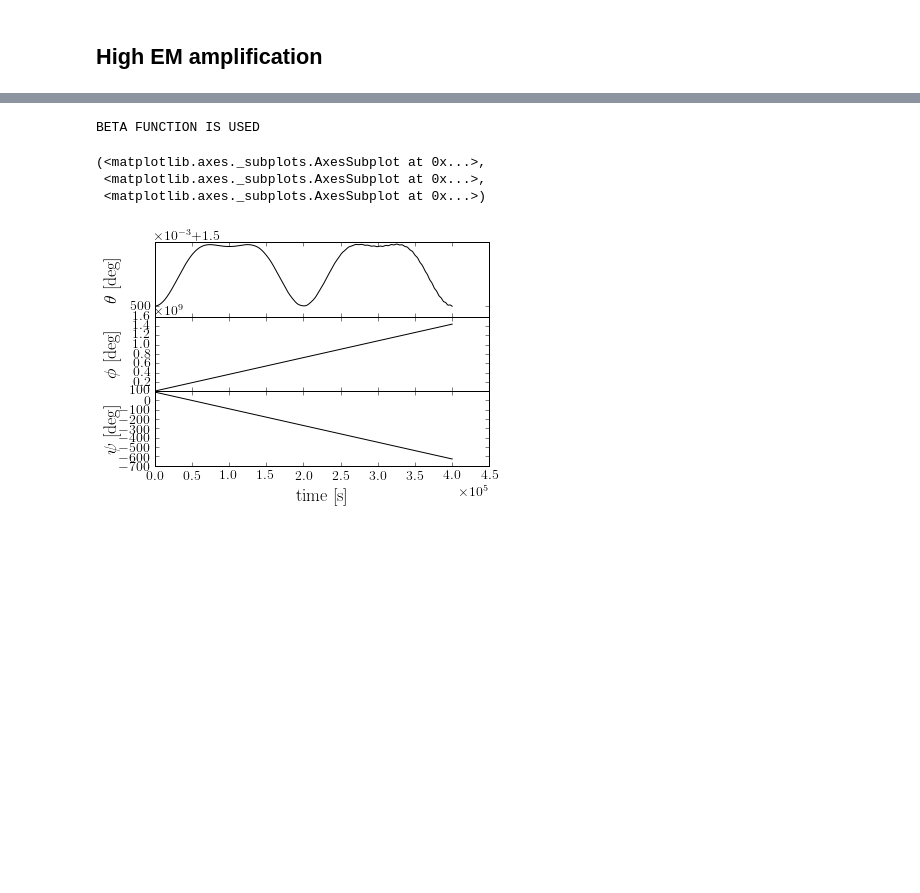
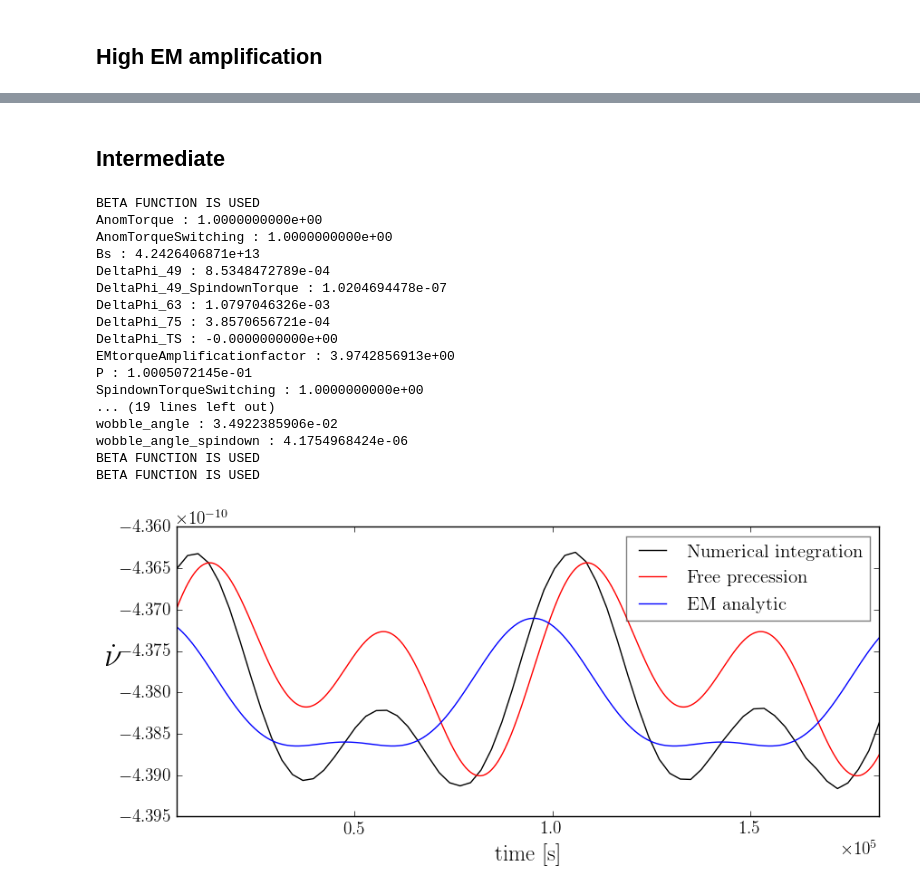
Before and after one commit to GregoryAshton/neutron_star_modelling, a Jupyter notebook: SpindownRate/DoublePeakedSpindown.ipynb, the cells around one changed output, grey strips where cells are left out. Cells and saved outputs as stored; diff of their text form; code cells hidden in the pictures; blank space fills up the shorter version.

Commit message:
Adds forgotton images and result for intermediate regime

```diff
--- a/SpindownRate/DoublePeakedSpindown.ipynb
+++ b/SpindownRate/DoublePeakedSpindown.ipynb
@@ -165,8 +165,63 @@ BETA FUNCTION IS USED
-# %%
-Plot.Euler_Angles(file_name)
-# %% [output]
-BETA FUNCTION IS USED
-(<matplotlib.axes._subplots.AxesSubplot at 0x...>,
- <matplotlib.axes._subplots.AxesSubplot at 0x...>,
- <matplotlib.axes._subplots.AxesSubplot at 0x...>)
-[figure, removed]
+# %% [markdown]
+## Intermediate
+# %%
+fig, ax1 = plt.subplots(figsize=(10, 4))
+
+# Parameters
+epsI3 = 1.05e-6
+omega0 = 2*np.pi*10
+epsA = 5e-10
+chi0 = 88.6
+tauP = 2 * np.pi/abs(epsI3 * omega0)
+T = 2 * tauP
+a0 = 2.0
+
+n = 100000
+error = 1e-14
+
+# Exact numerical result
+file_name = main(chi0=chi0, epsI3=epsI3, epsA=epsA, omega0=omega0, T=T,
+                 n=n, error=error, a0=a0, cleanup=False, DryRun=False,
+                 AnomTorque=True)
+
+File_Functions.PrintParameterDictionary(file_name)
+
+ax1 = Plot.SpindownRate(file_name, ax=ax1, analytic="", divisor=9, label="Numerical integration")
+
+time = np.linspace(0, T, 1000)
+
+PD = File_Functions.Parameter_Dictionary(file_name)
+nu_dot0 = PD['nu_dot0']
+
+# Simple analytic
+theta_FP= np.array([omega0, epsI3, np.radians(a0), np.radians(chi0)])
+ax1.plot(time, nu_dot0 + SignalModel_FP(theta_FP, time), "-", color='r', label="Free precession")
+
+# EM model
+theta_EM = np.array([omega0, epsI3, np.radians(a0), np.radians(chi0), epsA])
+ax1.plot(time, SignalModel_EM(theta_EM, time), color="b", label="EM analytic")
+
+ax1.legend(frameon=True, loc='best', framealpha=0.5)
+#plt.savefig("img/DoublePeaked_HighAem.pdf")
+#File_Functions.PropertiesTable(file_name, "DoublePeaked_HighAem.tex")
+#ax1.set_title("EM amplification factor = {:2.4f}".format(PD['EMtorqueAmplificationfactor']))
+plt.show()
+# %% [output]
+BETA FUNCTION IS USED
+AnomTorque : 1.0000000000e+00
+AnomTorqueSwitching : 1.0000000000e+00
+Bs : 4.2426406871e+13
+DeltaPhi_49 : 8.5348472789e-04
+DeltaPhi_49_SpindownTorque : 1.0204694478e-07
+DeltaPhi_63 : 1.0797046326e-03
+DeltaPhi_75 : 3.8570656721e-04
+DeltaPhi_TS : -0.0000000000e+00
+EMtorqueAmplificationfactor : 3.9742856913e+00
+P : 1.0005072145e-01
+SpindownTorqueSwitching : 1.0000000000e+00
+... (19 lines left out)
+wobble_angle : 3.4922385906e-02
+wobble_angle_spindown : 4.1754968424e-06
+BETA FUNCTION IS USED
+BETA FUNCTION IS USED
+[figure, added]
```
Also changed, not shown: parts of 2 cells of this notebook, 2 other files.
